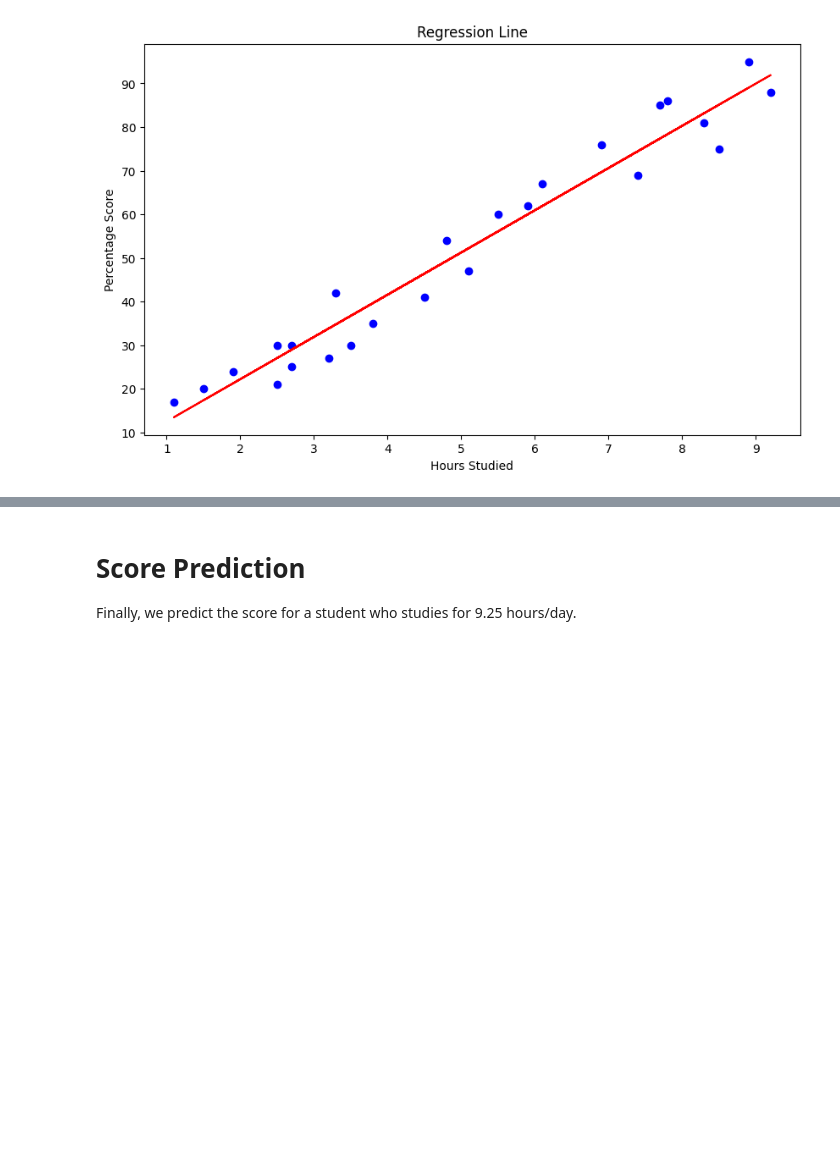
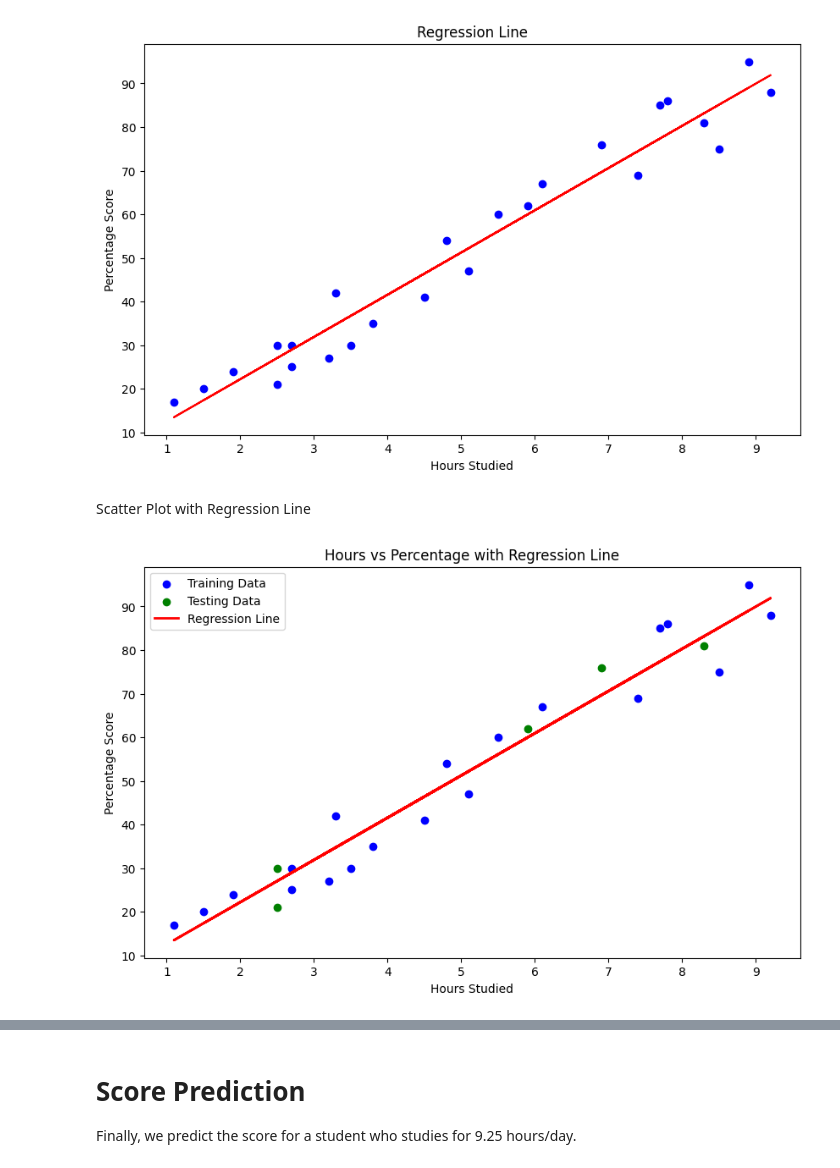
Before and after one commit to kumar1310aryan/GRIP-The-Sparks-Foundation, a Jupyter notebook: student_score_prediction.ipynb, the cells around one changed output, grey strips where cells are left out. Cells and saved outputs as stored; diff of their text form; code cells hidden in the pictures; blank space fills up the shorter version.

Commit message:
added some more visualizations

```diff
--- a/student_score_prediction.ipynb
+++ b/student_score_prediction.ipynb
@@ -98,3 +98,17 @@ plt.ylabel('Percentage Score')
 plt.show()
 # %% [output]
 [figure]
+# %% [markdown]
+Scatter Plot with Regression Line
+# %%
+plt.figure(figsize=(10, 6))
+plt.scatter(X_train, y_train, color='blue', label='Training Data')
+plt.scatter(X_test, y_test, color='green', label='Testing Data')
+plt.plot(X, model.predict(X), color='red', linewidth=2, label='Regression Line')
+plt.title('Hours vs Percentage with Regression Line')
+plt.xlabel('Hours Studied')
+plt.ylabel('Percentage Score')
+plt.legend()
+plt.show()
+# %% [output]
+[figure, added]
```
Also changed, not shown: parts of 4 cells of this notebook.
